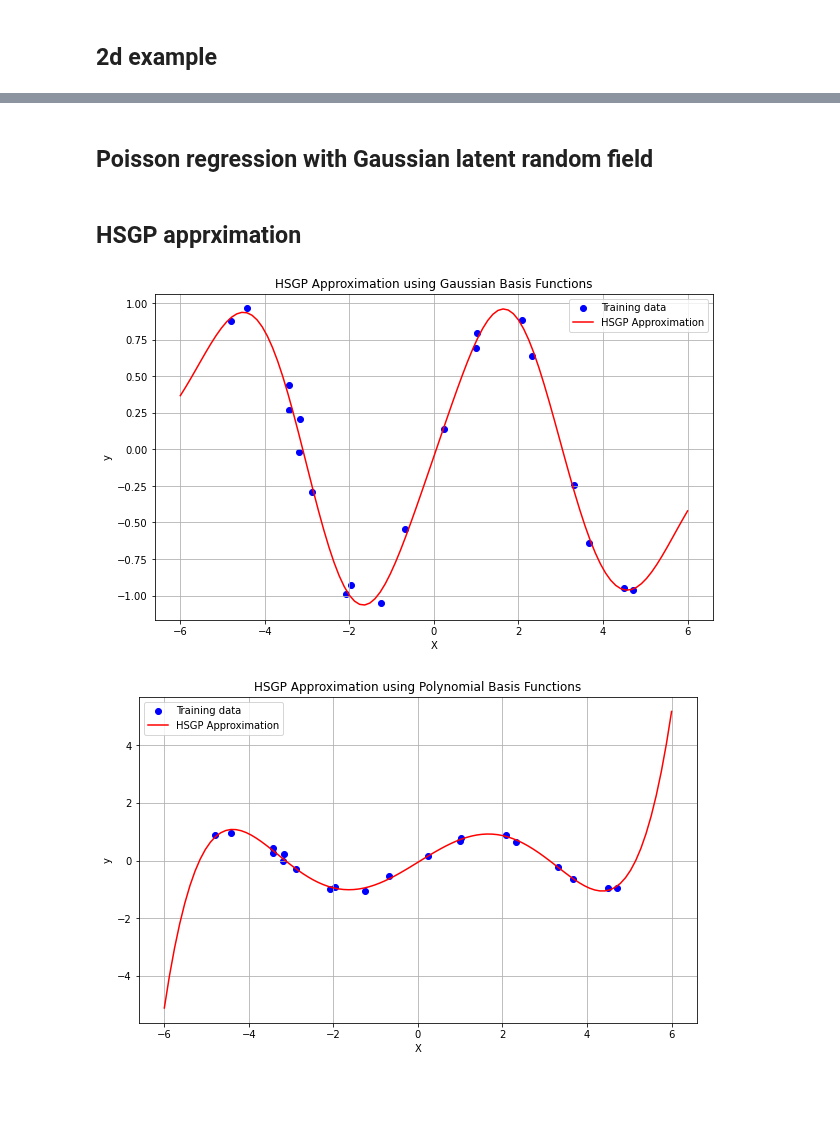
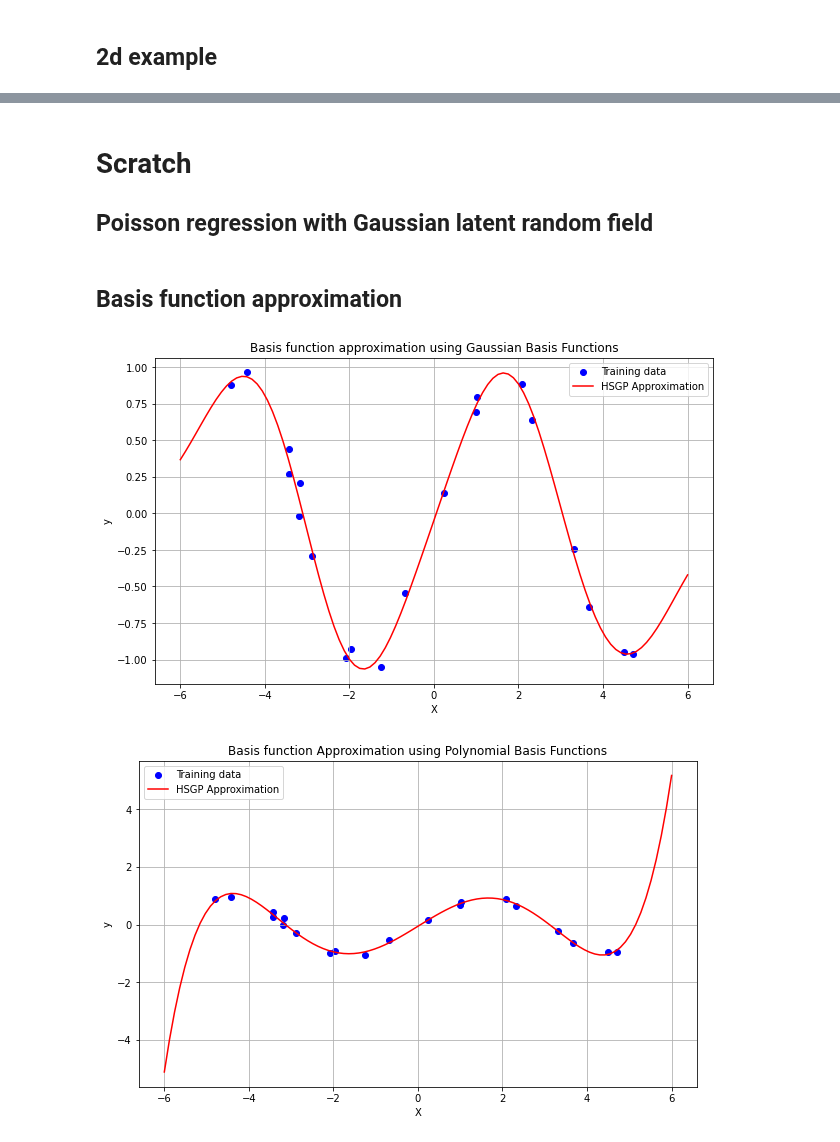
Before and after one commit to elizavetasemenova/prob-epi, a Jupyter notebook: 15_geostatistics.ipynb, the cells around one changed output, grey strips where cells are left out. Cells and saved outputs as stored; diff of their text form; code cells hidden in the pictures; blank space fills up the shorter version.

```diff
--- a/15_geostatistics.ipynb
+++ b/15_geostatistics.ipynb
@@ -445,0 +258,24 @@ IndexError: index 4 is out of bounds for axis 0 with size 4
+# %%
+# Generate synthetic data
+#n_points_x = 8
+#n_points_y = 6
+
+n_points_x = 10
+n_points_y = 8
+
+x = jnp.linspace(0, 2*jnp.pi, n_points_x)
+y = jnp.linspace(0, 2*jnp.pi, n_points_y)
+xx, yy = jnp.meshgrid(x, y)
+x_2d = jnp.column_stack([xx.ravel(), yy.ravel()])
+
+# Define skip_idx: indices of locations to skip
+skip_idx = [(0, 1), (2, 4), (3, 1), (5,6)]
+
+# Convert skip_idx to obs_idx: indices of observed locations
+obs_idx = np.delete(np.arange(n_points_x * n_points_y), [i * n_points_x + j for i, j in skip_idx])
+
+# Generate observed data (simulated true function plus noise)
+f_true = jnp.sin(xx/1.2) * jnp.cos(yy)
+noise = np.random.normal(0, 0.1, size=(n_points_y, n_points_x))
+
+y_true = (f_true + noise)
@@ -446,7 +530,9 @@ IndexError: index 4 is out of bounds for axis 0 with size 4
 # %% [markdown]
+# Scratch
+
 ## Poisson regression with Gaussian latent random field
-# %% [markdown]
-## HSGP apprximation
+# %% [markdown]
+## Basis function approximation
 # %%
 import numpy as np
 import matplotlib.pyplot as plt
@@ -464,35 +550,35 @@ y = np.sin(X) + np.random.normal(0, 0.1, size=X.shape)
 # Define parameters for Gaussian basis functions
 num_basis = 10
 centers = np.linspace(-5, 5, num_basis)
 width = 1.0
 
 # Compute design matrix
 phi = gaussian_basis(X, centers, width)
 
 # Compute coefficients using least squares
 alpha = np.linalg.lstsq(phi, y, rcond=None)[0]
 
 # Generate test points
 X_test = np.linspace(-6, 6, 100)[:, np.newaxis]
 
 # Compute design matrix for test points
 phi_test = gaussian_basis(X_test, centers, width)
 
 # Predict using basis function approximation
 y_pred = phi_test.dot(alpha)
 
 # Plot results
 plt.figure(figsize=(10, 6))
 plt.scatter(X, y, color='blue', label='Training data')
 plt.plot(X_test, y_pred, color='red', label='HSGP Approximation')
 plt.xlabel('X')
 plt.ylabel('y')
-plt.title('HSGP Approximation using Gaussian Basis Functions')
+plt.title('Basis function approximation using Gaussian Basis Functions')
 plt.legend()
 plt.grid(True)
 plt.show()
 # %% [output]
-[figure, old version]
+[figure, new version]
 # %%
 import numpy as np
 import matplotlib.pyplot as plt
@@ -531,9 +617,9 @@ plt.scatter(X, y, color='blue', label='Training data')
 plt.plot(X_test, y_pred, color='red', label='HSGP Approximation')
 plt.xlabel('X')
 plt.ylabel('y')
-plt.title('HSGP Approximation using Polynomial Basis Functions')
+plt.title('Basis function Approximation using Polynomial Basis Functions')
 plt.legend()
 plt.grid(True)
 plt.show()
 # %% [output]
-[figure, old version]
+[figure, new version]
```
Also changed, not shown: parts of 36 cells of this notebook.
